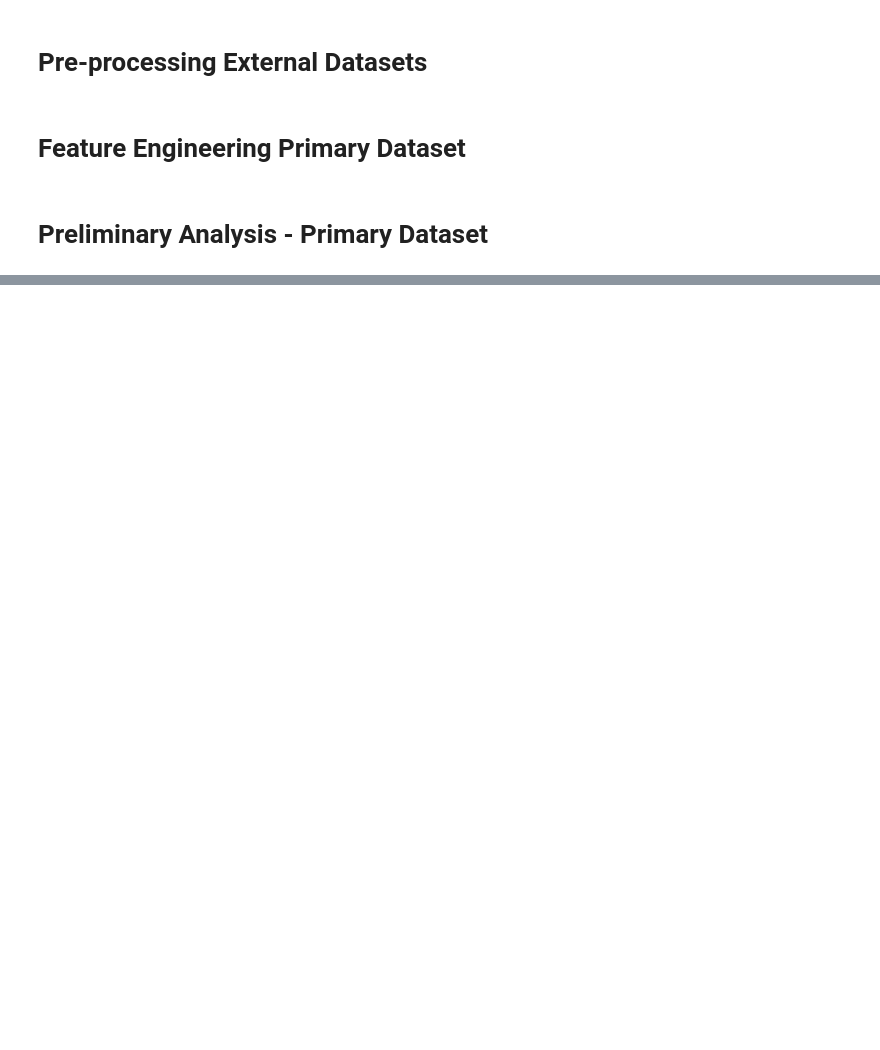
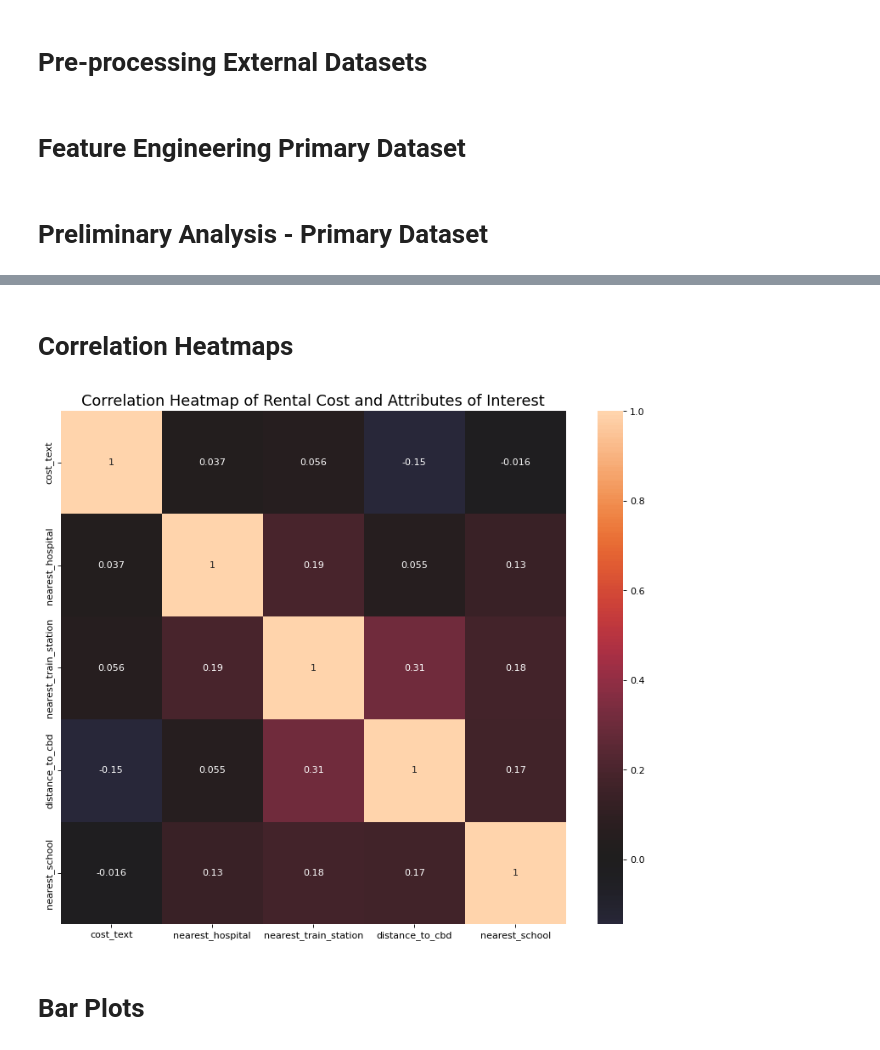
Before and after one commit to MAST30034-Applied-Data-Science/generic-real-estate-consulting-project-group-20, a Jupyter notebook: notebooks/MAST30034_Project_2_Code.ipynb, the cells around one changed output, grey strips where cells are left out. Cells and saved outputs as stored; diff of their text form; code cells hidden in the pictures; blank space fills up the shorter version.

```diff
--- a/notebooks/MAST30034_Project_2_Code.ipynb
+++ b/notebooks/MAST30034_Project_2_Code.ipynb
@@ -259,3 +268,23 @@ kde_plot(rental_df, "CBD_Distance", "Density Plot for Distance to CBD", "Distanc
+# %% [markdown]
+# Correlation Heatmaps
+# %%
+# Drop non-continuous attributes
+heatmap_df = rental_df.drop(["Unnamed: 0", "coordinates", "postcode", "suburb", "bedrooms", "bathrooms", "parking_spaces",
+                             "house_postcode"], axis=1)
+
+# Plot correlation heatmap of continuous attributes
+plt.figure(figsize=(12,10), dpi=80)
+sns.heatmap(heatmap_df.corr(), xticklabels=heatmap_df.corr().columns, yticklabels=heatmap_df.corr().columns, center=0, annot=True)
+plt.xticks(fontsize=10)
+plt.yticks(fontsize=10)
+plt.title("Correlation Heatmap of Rental Cost and Attributes of Interest", fontsize=16)
+#plt.savefig("correlation_heatmap.png", facecolor="white", bbox_inches="tight")
+plt.show()
+plt.close()
+# %% [output]
+[figure, added]
+# %% [markdown]
+# Bar Plots
 # %%
 # Create grouped bar plot of number of bedrooms, bathrooms and parking spaces vs rental cost
 grouped_bedrooms_df = rental_df[["bedrooms", "cost_text"]].groupby("bedrooms").agg({"cost_text": "mean"}).rename({"cost_text": "Bedroom"}, axis=1)
```
Also changed, not shown: parts of 9 cells of this notebook.
